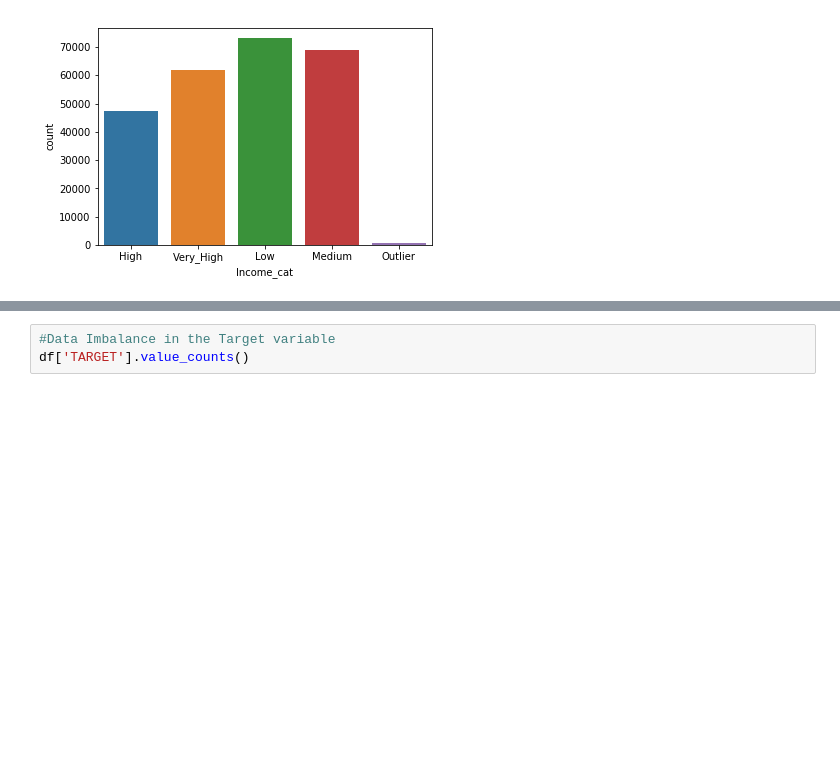
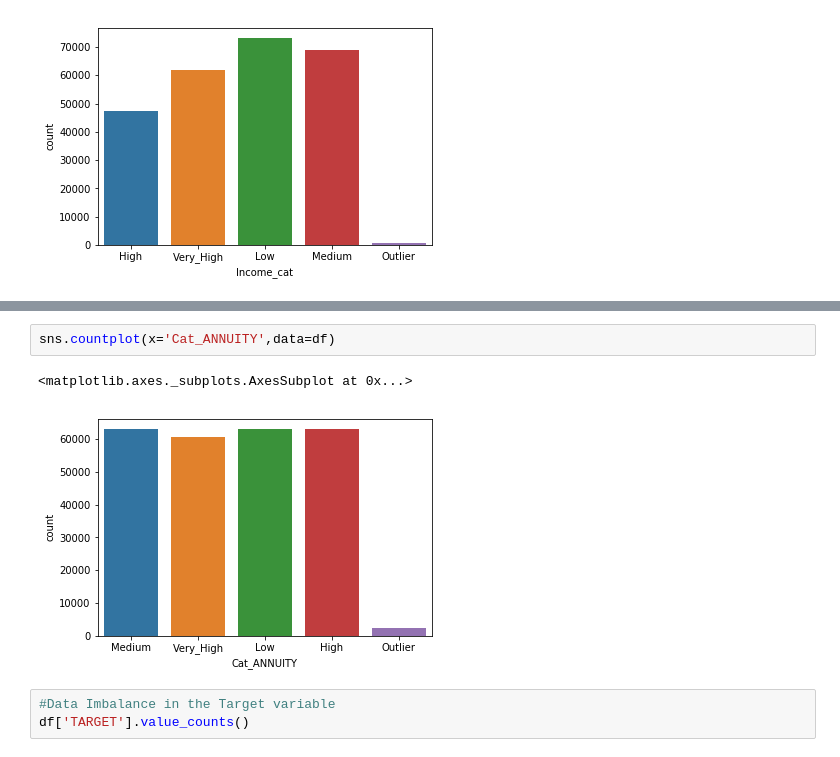
Before and after one commit to Saumya837/EDA_Case_Study_Banking, a Jupyter notebook: Credit EDA Assignment.ipynb, the cells around one changed output, grey strips where cells are left out. Cells and saved outputs as stored; diff of their text form; blank space fills up the shorter version.

```diff
--- a/Credit EDA Assignment.ipynb
+++ b/Credit EDA Assignment.ipynb
@@ -246,3 +283,8 @@ sns.countplot(x='Income_cat',data=df)
+# %%
+sns.countplot(x='Cat_ANNUITY',data=df)
+# %% [output]
+<matplotlib.axes._subplots.AxesSubplot at 0x...>
+[figure, added]
 # %%
 #Data Imbalance in the Target variable
 df['TARGET'].value_counts()
```
Also changed, not shown: parts of 88 cells of this notebook.
